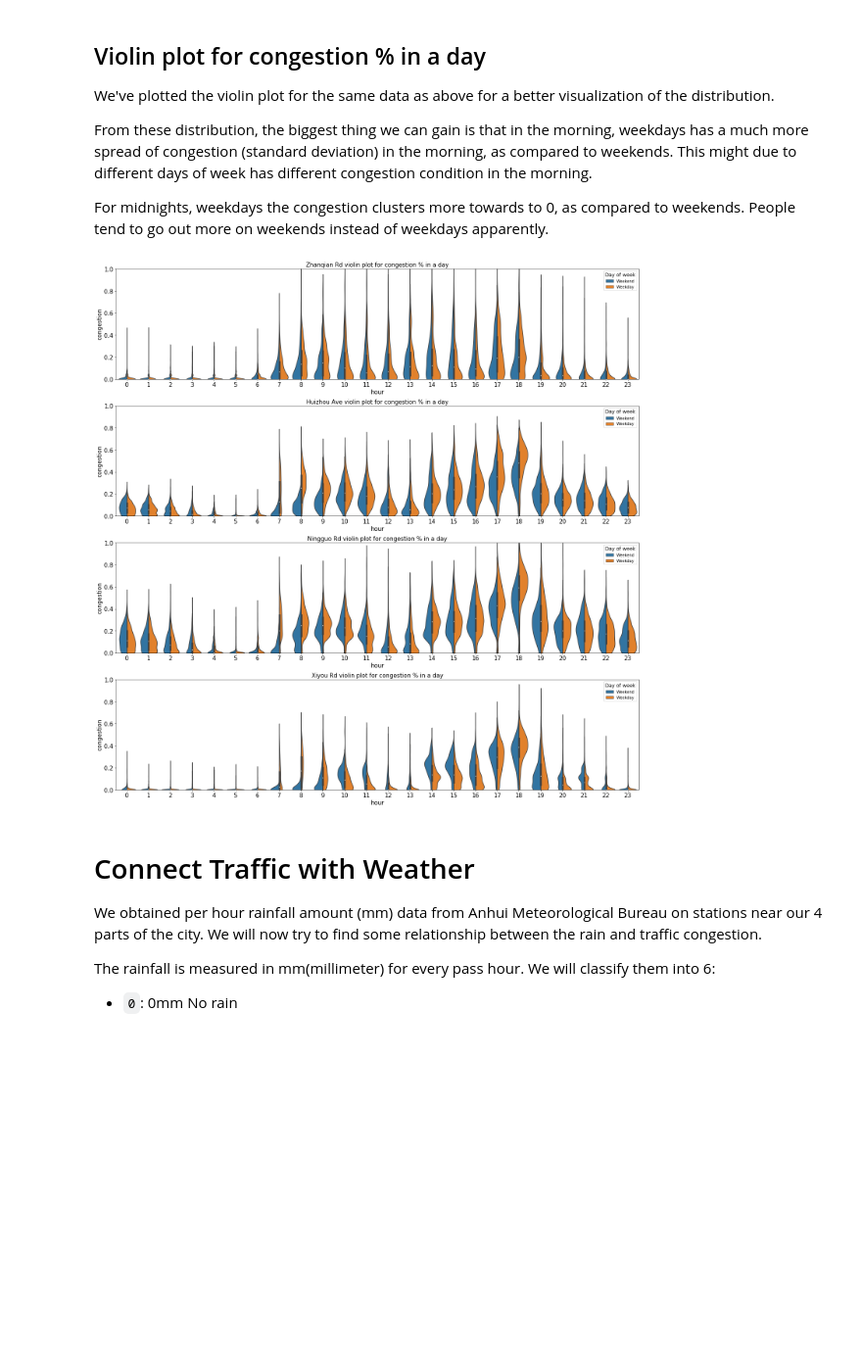
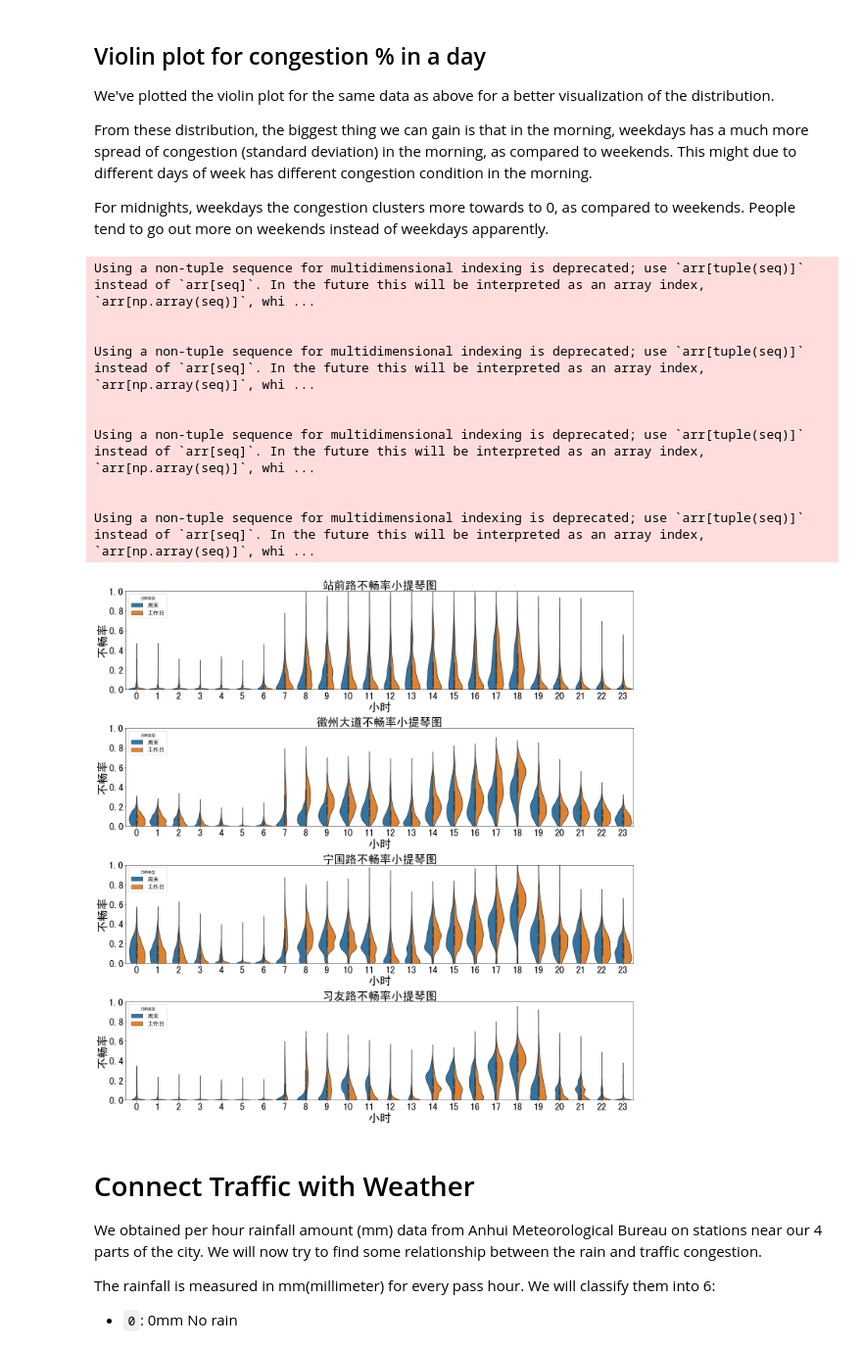
Before and after one commit to zhaomh1998/Traffic, a Jupyter notebook: Analysis.ipynb, the cells around one changed output. Shown at 98% size. Cells and saved outputs as stored; diff of their text form; code cells hidden in the pictures; blank space fills up the shorter version.

```diff
--- a/Analysis.ipynb
+++ b/Analysis.ipynb
@@ -62,8 +104,8 @@ For `Zhanqian Rd`, apart from the absense of rushing hours going on and off work
 # %%
-fig, ax = plt.subplots(4,1,figsize=(20, 20))
-weekday_weekend_ten_min_plot(zhanqian, ax[0], 'Zhanqian Rd Traffic trend in a day per 10 minute average')
-weekday_weekend_ten_min_plot(huizhou, ax[1], 'Huizhou Ave Traffic trend in a day per 10 minute average')
-weekday_weekend_ten_min_plot(ningguo, ax[2], 'Ningguo Rd Traffic trend in a day per 10 minute average')
-weekday_weekend_ten_min_plot(xiyou, ax[3], 'Xiyou Rd Traffic trend in a day per 10 minute average')
+fig, ax = plt.subplots(4,1,figsize=(10, 20))
+weekday_weekend_ten_min_plot(zhanqian, ax[0], '站前路交通趋势 每10分钟平均')
+weekday_weekend_ten_min_plot(huizhou, ax[1], '徽州大道交通趋势 每10分钟平均')
+weekday_weekend_ten_min_plot(ningguo, ax[2], '宁国路交通趋势 每10分钟平均')
+weekday_weekend_ten_min_plot(xiyou, ax[3], '习友路交通趋势 每10分钟平均')
 plt.tight_layout()
 # %% [output]
@@ -96,15 +157,44 @@ We've plotted the violin plot for the same data as above for a better visualizat
 From these distribution, the biggest thing we can gain is that in the morning, weekdays has a much more spread of congestion (standard deviation) in the morning, as compared to weekends. This might due to different days of week has different congestion condition in the morning.
 
 For midnights, weekdays the congestion clusters more towards to 0, as compared to weekends. People tend to go out more on weekends instead of weekdays apparently.
+# %%
+def hourly_violinplot(df, ax, title):
+    """
+    Produce hourly violinplot, separting weekdays and weekends
+    :param DataFrame df: Traffic DataFrame used to plot
+    :param plt.axis ax: Matplotlib axis to plot on
+    :param str title: Plot title
+    """
+    df_hr = process_hour_group(df)
+    sns.violinplot(x='hour', y='congestion', hue='isweekday', data=df_hr, ax=ax, split=True)
+    ax.set_ylim(0, 1)
+    ax.set_xlabel('小时')
+    ax.set_ylabel('不畅率')
+    ax.set_title(title)
+    # Set legend
+    ax.legend(loc='upper left')
+    leg = ax.get_legend()
+    leg.set_title('日期类型')
+    for t, l in zip(leg.texts, ['周末', '工作日']): t.set_text(l)
 # %%
 fig, axes = plt.subplots(4,1,figsize=(20,20))
-hourly_violinplot(zhanqian, axes[0], 'Zhanqian Rd violin plot for congestion % in a day')
-hourly_violinplot(huizhou, axes[1], 'Huizhou Ave violin plot for congestion % in a day')
-hourly_violinplot(ningguo, axes[2], 'Ningguo Rd violin plot for congestion % in a day')
-hourly_violinplot(xiyou, axes[3], 'Xiyou Rd violin plot for congestion % in a day')
+hourly_violinplot(zhanqian, axes[0], '站前路不畅率小提琴图')
+hourly_violinplot(huizhou, axes[1], '徽州大道不畅率小提琴图')
+hourly_violinplot(ningguo, axes[2], '宁国路不畅率小提琴图')
+hourly_violinplot(xiyou, axes[3], '习友路不畅率小提琴图')
 plt.tight_layout()
 # %% [output]
+Using a non-tuple sequence for multidimensional indexing is deprecated; use `arr[tuple(seq)]` instead of `arr[seq]`. In the future this will be interpreted as an array index, `arr[np.array(seq)]`, whi ...
+
+
+Using a non-tuple sequence for multidimensional indexing is deprecated; use `arr[tuple(seq)]` instead of `arr[seq]`. In the future this will be interpreted as an array index, `arr[np.array(seq)]`, whi ...
+
+
+Using a non-tuple sequence for multidimensional indexing is deprecated; use `arr[tuple(seq)]` instead of `arr[seq]`. In the future this will be interpreted as an array index, `arr[np.array(seq)]`, whi ...
+
+
+Using a non-tuple sequence for multidimensional indexing is deprecated; use `arr[tuple(seq)]` instead of `arr[seq]`. In the future this will be interpreted as an array index, `arr[np.array(seq)]`, whi ...
-[figure, old version]
+[figure, new version]
 # %% [markdown]
 # Connect Traffic with Weather
 We obtained per hour rainfall amount (mm) data from Anhui Meteorological Bureau on stations near our 4 parts of the city. We will now try to find some relationship between the rain and traffic congestion.
```
Also changed, not shown: parts of 12 cells of this notebook, 2 other files.
